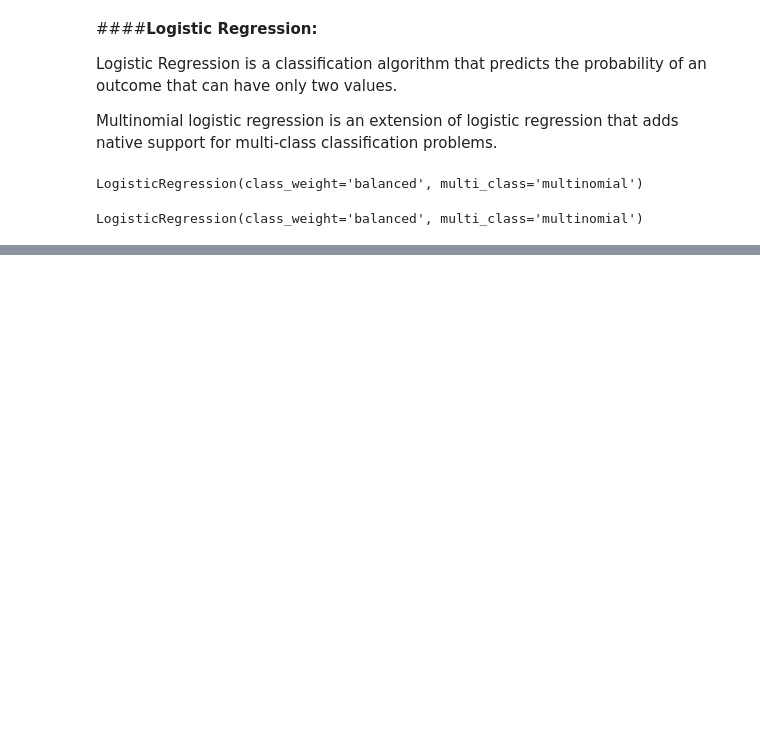
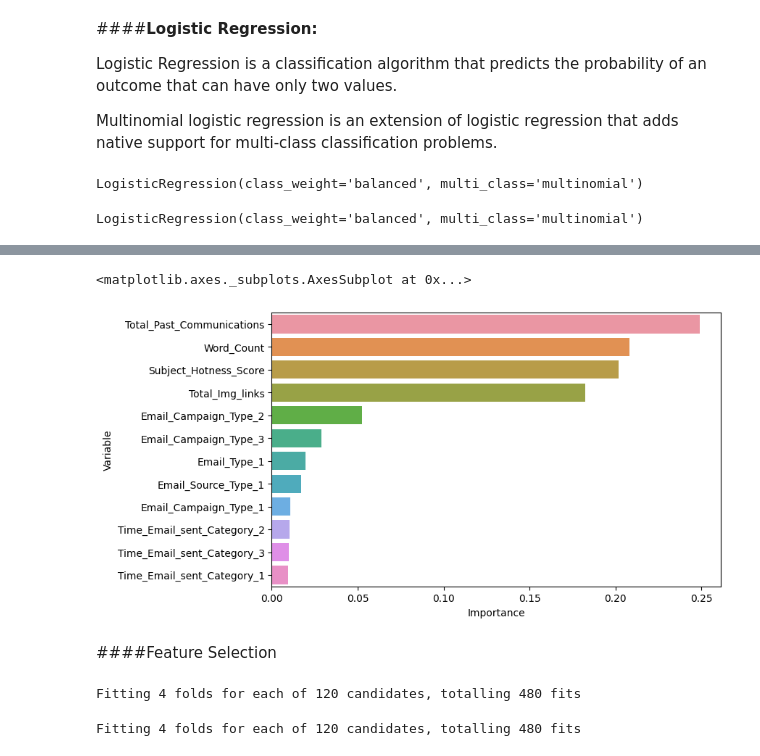
Before and after one commit to nishchay187/Capstone-Project---Email-Campaign-Effectiveness-Prediction, a Jupyter notebook: Email_Campaign_Effectiveness_Prediction_Nishchay_Kukreja.ipynb, the cells around one changed output, grey strips where cells are left out. Cells and saved outputs as stored; diff of their text form; code cells hidden in the pictures; blank space fills up the shorter version.

```diff
--- a/Email_Campaign_Effectiveness_Prediction_Nishchay_Kukreja.ipynb
+++ b/Email_Campaign_Effectiveness_Prediction_Nishchay_Kukreja.ipynb
@@ -824,0 +1015,6 @@ weighted avg       0.77      0.63      0.68     13383
+# %%
+#classifier
+rf = RandomForestClassifier(random_state=42, n_jobs=-1)
+# %%
+#Parameter dictionary
+params = {'max_depth': [3,5,10,20],'min_samples_leaf': [5,10,20,50,100],'n_estimators': [10,25,30,50,100,200]}
@@ -824,0 +1121,4 @@ weighted avg       0.77      0.63      0.68     13383
+# %%
+#feature importance by random forest
+feature_imp = pd.DataFrame({"Variable": x_train_smote.columns,"Importance": rf_tuned_smote.feature_importances_})
+feature_imp.sort_values(by="Importance", ascending=False, inplace = True)
@@ -824,0 +1141,6 @@ weighted avg       0.77      0.63      0.68     13383
+# %%
+#visualisation
+sns.barplot(x=feature_imp['Importance'],y= feature_imp['Variable'])
+# %% [output]
+<matplotlib.axes._subplots.AxesSubplot at 0x...>
+[figure, added]
@@ -824,0 +1152,20 @@ weighted avg       0.77      0.63      0.68     13383
+# %% [markdown]
+####Feature Selection
+# %%
+#RUS
+#Grid Search to get the best parameters
+grid_search_rus = GridSearchCV(estimator=rf, param_grid=params, cv = 4, n_jobs=-1, verbose=1, scoring="f1_weighted")
+#Fitting RUS to grid search
+grid_search_rus.fit(x_train_rus1,y_train_rus)
+#optimal model
+rf_tuned_rus1 = grid_search_rus.best_estimator_
+# %% [output]
+Fitting 4 folds for each of 120 candidates, totalling 480 fits
+# %%
+#Fitting SMOTE
+grid_search_smote1 = GridSearchCV(estimator=rf, param_grid=params, cv = 4, n_jobs=-1, verbose=1, scoring="f1_weighted")
+grid_search_smote1.fit(x_train_smote1,y_train_smote)
+#optimal smote model
+rf_tuned_smote1 = grid_search_smote1.best_estimator_
+# %% [output]
+Fitting 4 folds for each of 120 candidates, totalling 480 fits
```
Also changed, not shown: parts of 38 cells of this notebook.
